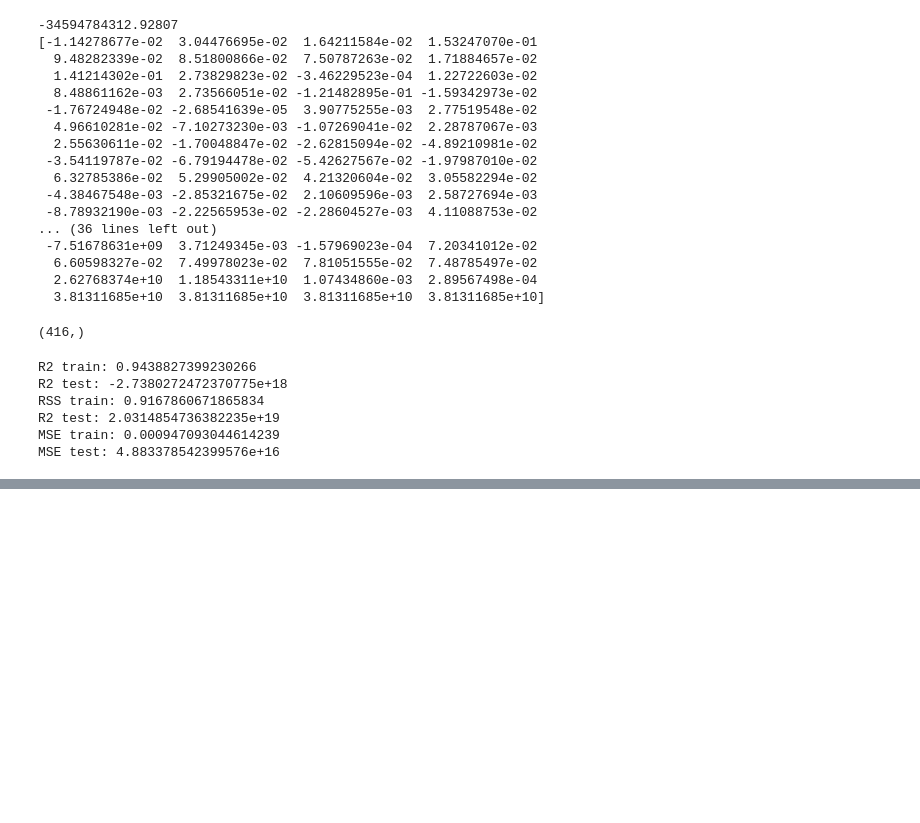
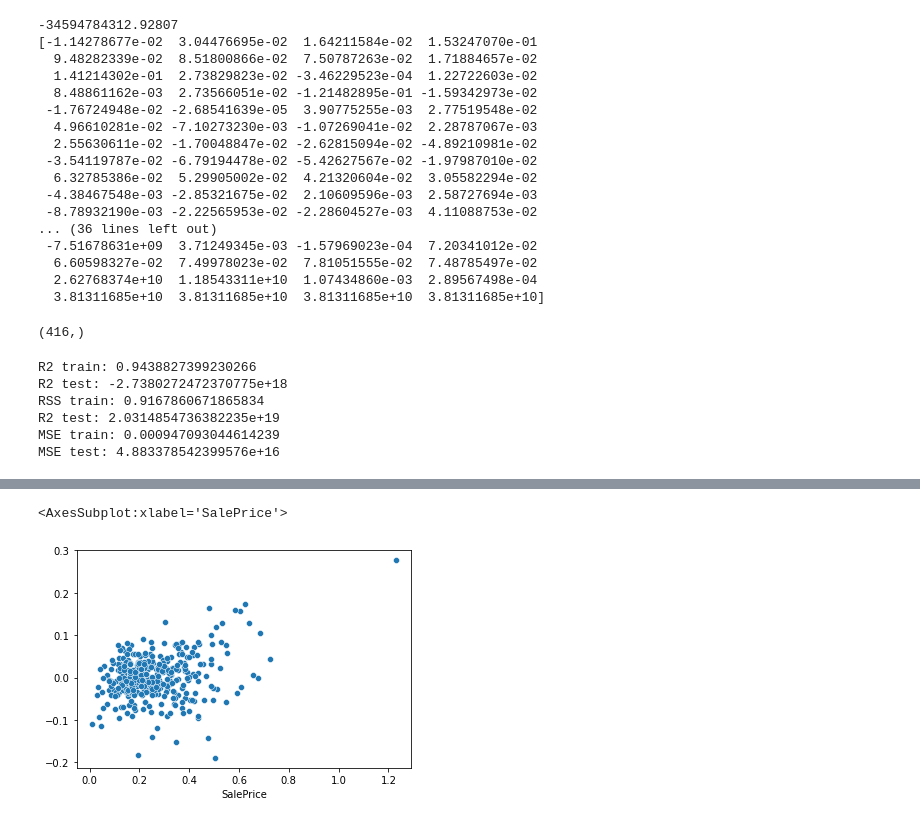
Before and after one commit to gautamjoshi1984/Advanced_Regression_Assignment, a Jupyter notebook: Advanced_Regression.ipynb, the cells around one changed output, grey strips where cells are left out. Cells and saved outputs as stored; diff of their text form; code cells hidden in the pictures; blank space fills up the shorter version.

```diff
--- a/Advanced_Regression.ipynb
+++ b/Advanced_Regression.ipynb
@@ -975,0 +856,5 @@ PropertyAge             -1.214829e-01 -0.056825 -0.089419
+# %%
+sns.scatterplot(x = y_test, y = res)
+# %% [output]
+<AxesSubplot:xlabel='SalePrice'>
+[figure, added]
```
Also changed, not shown: parts of 117 cells of this notebook.
